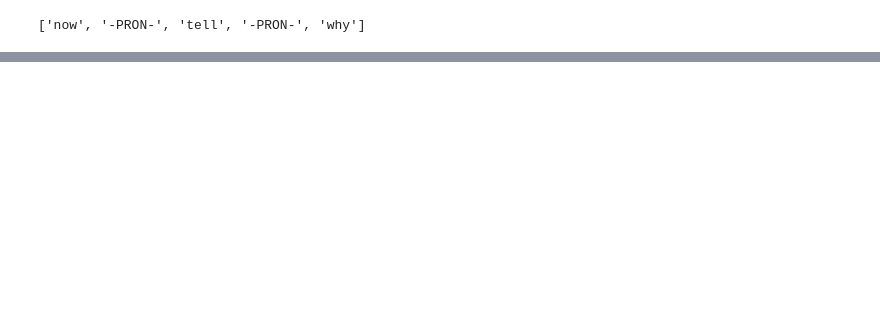
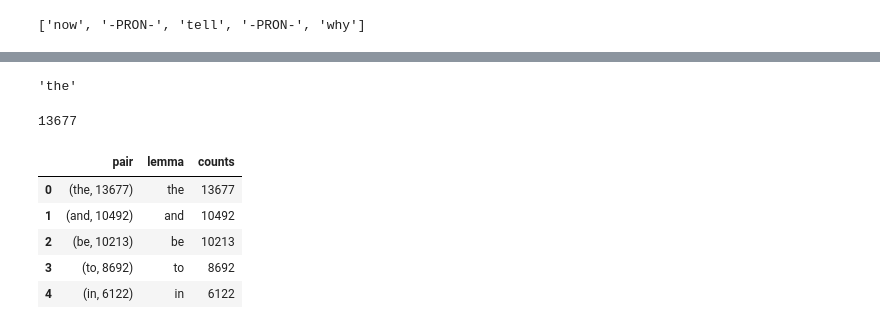
Before and after one commit to Data-Science-for-Linguists-2019/ESL-Article-Acquisition, a Jupyter notebook: exploratory-analysis/BALC_clean.ipynb, the cells around one changed output, grey strips where cells are left out. Saved outputs shown, nothing was run; the diff lists cells and outputs as text; code cells hidden in the pictures; blank space fills up the shorter version.

Commit message:
pos-tagging, lemmatizing complete

```diff
--- a/exploratory-analysis/BALC_clean.ipynb
+++ b/exploratory-analysis/BALC_clean.ipynb
@@ -824,0 +787,4 @@ cepa_df.POS_cts[1].most_common(1)
+# %%
+# looking at a Frequency Distribution
+filtered_lemma_fd = nltk.FreqDist(filtered_lemmas_flat)
+filtered_lemma_fd.most_common(100)
@@ -824,0 +793,6 @@ cepa_df.POS_cts[1].most_common(1)
+# %%
+# making a smaller lemmas
+small_lemmas = filtered_lemma_fd.most_common(3000)
+
+# I couldn't make a pandas dataframe straight from small_lemmas
+balc_lemmas = [[(lem, count) for (lem, count) in small_lemmas]]
@@ -824,0 +804,5 @@ cepa_df.POS_cts[1].most_common(1)
+# %%
+# creating a pandas dataframe with the tuples of (lem, count)
+lemma_counts = pd.DataFrame(balc_lemmas, index=[0]).T
+lemma_counts.columns = ['pair']
+lemma_counts.head()
@@ -824,0 +816,27 @@ cepa_df.POS_cts[1].most_common(1)
+# %%
+# get the lemma
+def get_lem(x):
+    return x[0]
+
+# get the count
+def get_ct(x):
+    return x[1]
+
+# test
+get_lem(('the', 13677))
+get_ct(('the', 13677))
+# %% [output]
+'the'
+13677
+# %%
+# create new columns
+lemma_counts['lemma'] = lemma_counts.pair.map(get_lem)
+lemma_counts['counts'] = lemma_counts.pair.map(get_ct)
+lemma_counts.head()
+# %% [output]
+|  | pair | lemma | counts |
+| 0 | (the, 13677) | the | 13677 |
+| 1 | (and, 10492) | and | 10492 |
+| 2 | (be, 10213) | be | 10213 |
+| 3 | (to, 8692) | to | 8692 |
+| 4 | (in, 6122) | in | 6122 |
```
Also changed, not shown: parts of 43 cells of this notebook.
